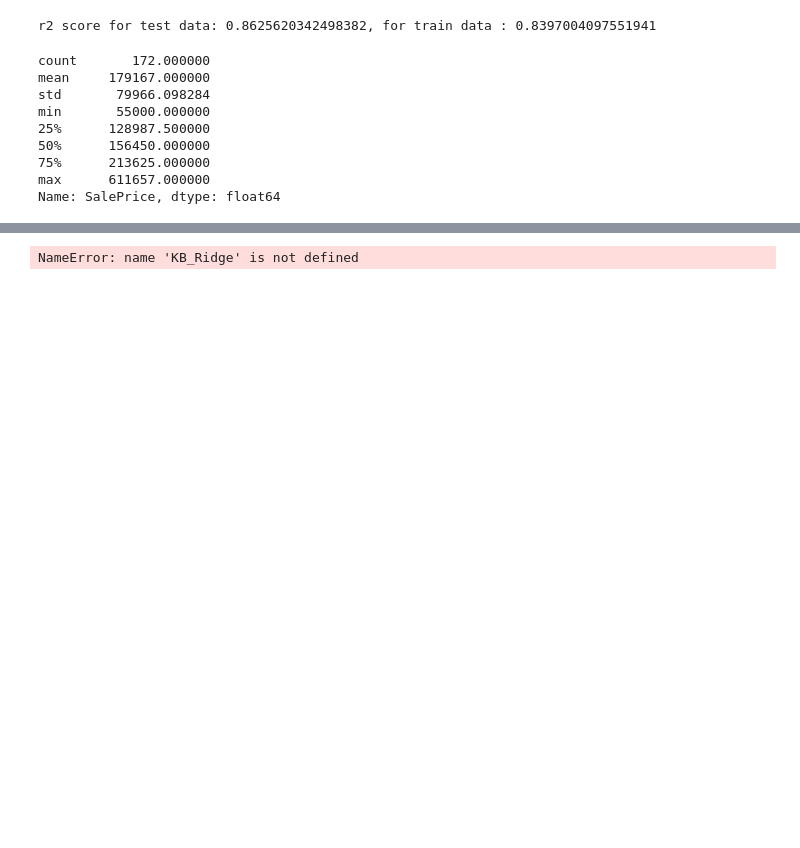
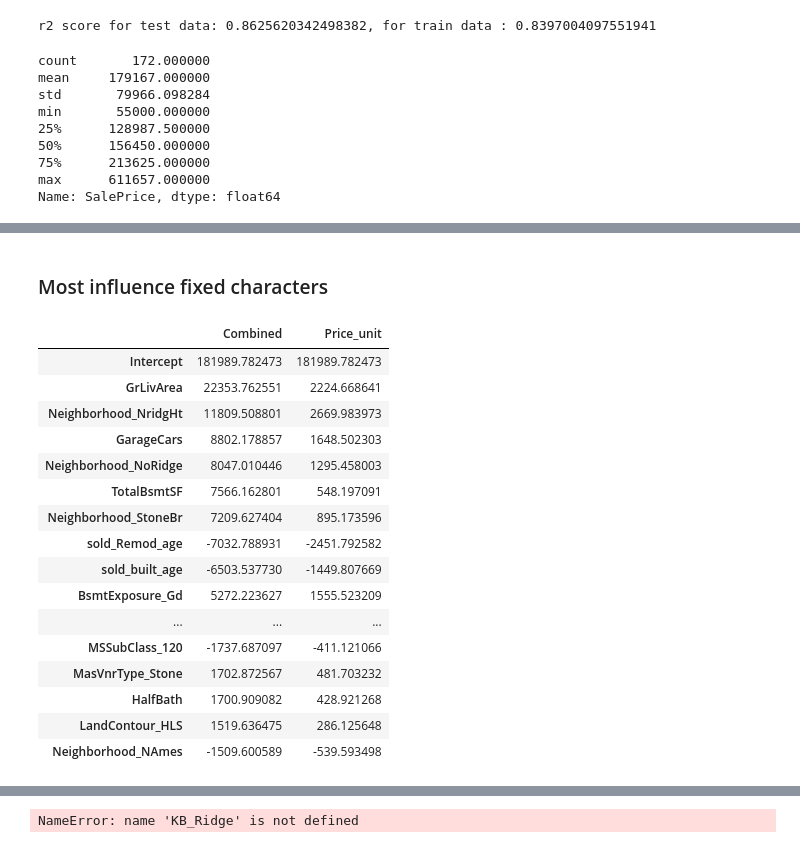
Before and after one commit to Miaowshroom/project3_a2, a Jupyter notebook: project-03-combined.ipynb, the cells around one changed output, grey strips where cells are left out. Cells and saved outputs as stored; diff of their text form; code cells hidden in the pictures; blank space fills up the shorter version.

```diff
--- a/project-03-combined.ipynb
+++ b/project-03-combined.ipynb
@@ -1029,0 +1058,26 @@ Name: SalePrice, dtype: float64
+# %% [markdown]
+### Most influence fixed characters
+# %%
+# convert the feature coef from price/std to price/(original unit of feature)
+combined_model_coef = Feature_coef[['Combined']].copy()
+combined_model_coef['Price_unit'] = combined_model_coef.apply(lambda x:x*X_train.std()/(X_train.max()-X_train.min()))
+combined_model_coef.loc['Intercept','Price_unit'] = combined_model_coef.loc['Intercept','Combined']
+combined_model_coef.iloc[np.argsort(combined_model_coef.Combined.abs())[::-1]].head(40)
+# %% [output]
+|  | Combined | Price_unit |
+| Intercept | 181989.782473 | 181989.782473 |
+| GrLivArea | 22353.762551 | 2224.668641 |
+| Neighborhood_NridgHt | 11809.508801 | 2669.983973 |
+| GarageCars | 8802.178857 | 1648.502303 |
+| Neighborhood_NoRidge | 8047.010446 | 1295.458003 |
+| TotalBsmtSF | 7566.162801 | 548.197091 |
+| Neighborhood_StoneBr | 7209.627404 | 895.173596 |
+| sold_Remod_age | -7032.788931 | -2451.792582 |
+| sold_built_age | -6503.537730 | -1449.807669 |
+| BsmtExposure_Gd | 5272.223627 | 1555.523209 |
+| ... | ... | ... |
+| MSSubClass_120 | -1737.687097 | -411.121066 |
+| MasVnrType_Stone | 1702.872567 | 481.703232 |
+| HalfBath | 1700.909082 | 428.921268 |
+| LandContour_HLS | 1519.636475 | 286.125648 |
+| Neighborhood_NAmes | -1509.600589 | -539.593498 |
```
Also changed, not shown: parts of 7 cells of this notebook, 1 other file.
